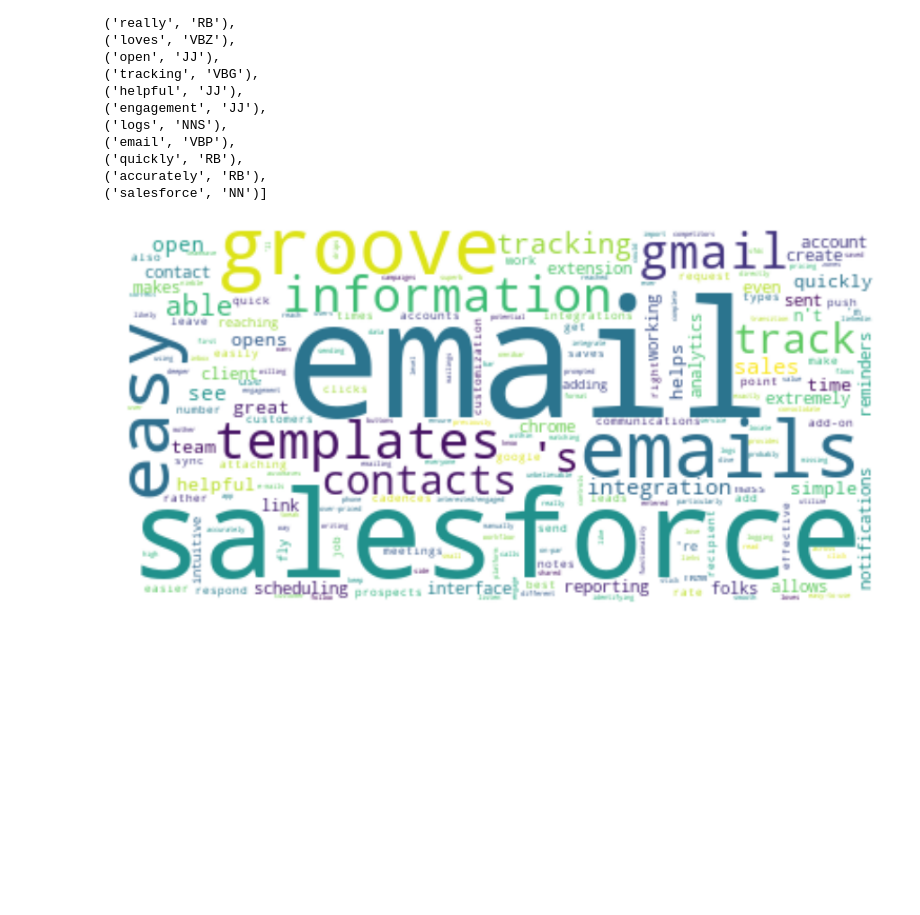
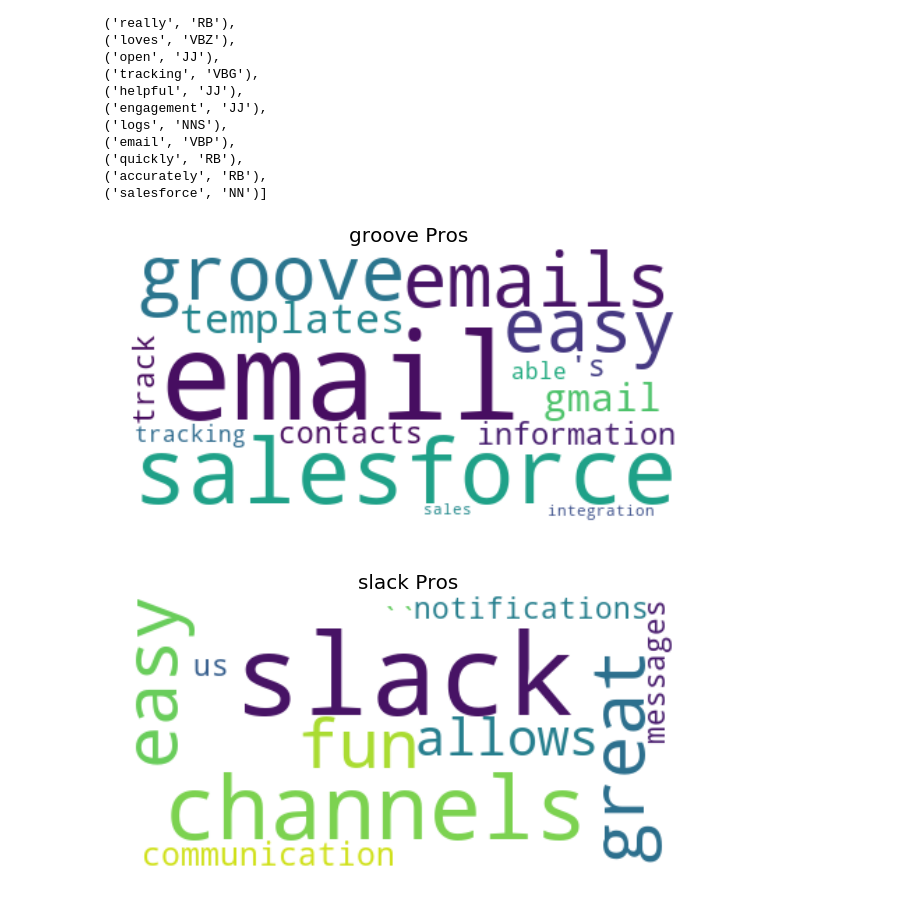
Before and after one commit to Pahulpreet86/Visualization, a Jupyter notebook: word cloud.ipynb, the cells around one changed output. Drawn from its saved outputs; the diff is of its cells as text; code cells hidden in the pictures; blank space fills up the shorter version.

```diff
--- a/word cloud.ipynb
+++ b/word cloud.ipynb
@@ -46,25 +46,36 @@ tagged
  ('salesforce', 'NN')]
 # %%
 #word clound examples for identify key pros for groove
-groove=df[df["Company Name"]=="groove"]["Pros"]
-cleaned_sentence=""
-for itr in range(0,len(groove)):
-    pros = ast.literal_eval(groove[itr])
-    pros=' '.join(pros)
-    pros=[i for i in nltk.word_tokenize(pros.lower()) if i not in stop]
-    cleaned_sentence=cleaned_sentence+" "+" ".join(pros)
-word_list=nltk.word_tokenize(cleaned_sentence)
-word_dicts={}
-for word in word_list:
-    if word in word_dicts:
-        word_dicts[word]=word_dicts[word]+1
-    else:
-        word_dicts[word]=1
-wordcloud = WordCloud(background_color='white')
-wordcloud.generate_from_frequencies(word_dicts)
-plt.figure(figsize=(15,15))
-plt.imshow(wordcloud, interpolation="bilinear")
-plt.axis("off")
-plt.show()
+names=df["Company Name"].unique().tolist()
+for name in names:
+    company_data=list(df[df["Company Name"]==name]["Pros"])
+    cleaned_sentence=""
+    for itr in range(0,len(company_data)):
+        pros = ast.literal_eval(company_data[itr])
+        pros=' '.join(pros)
+        pros=[i for i in nltk.word_tokenize(pros.lower()) if i not in stop]
+        cleaned_sentence=cleaned_sentence+" "+" ".join(pros)
+    word_list=nltk.word_tokenize(cleaned_sentence)
+    word_dicts={}
+    for word in word_list:
+        if word in word_dicts:
+            word_dicts[word]=word_dicts[word]+1
+        else:
+            word_dicts[word]=1
+
+    #removing words with frequency less than 5
+    freq_data=pd.DataFrame.from_dict(word_dicts,orient='index')
+    freq_data=freq_data[freq_data[0]>5]
+    word_dicts=freq_data.to_dict()[0]
+
+
+    wordcloud = WordCloud(background_color='white')
+    wordcloud.generate_from_frequencies(word_dicts)
+    plt.figure(figsize=(10,10))
+    plt.title(name+ " Pros",fontsize=20)
+    plt.imshow(wordcloud, interpolation="bilinear")
+    plt.axis("off")
+    plt.show()
 # %% [output]
-[figure, old version]
+[figure, new version]
+[figure, added]
```
